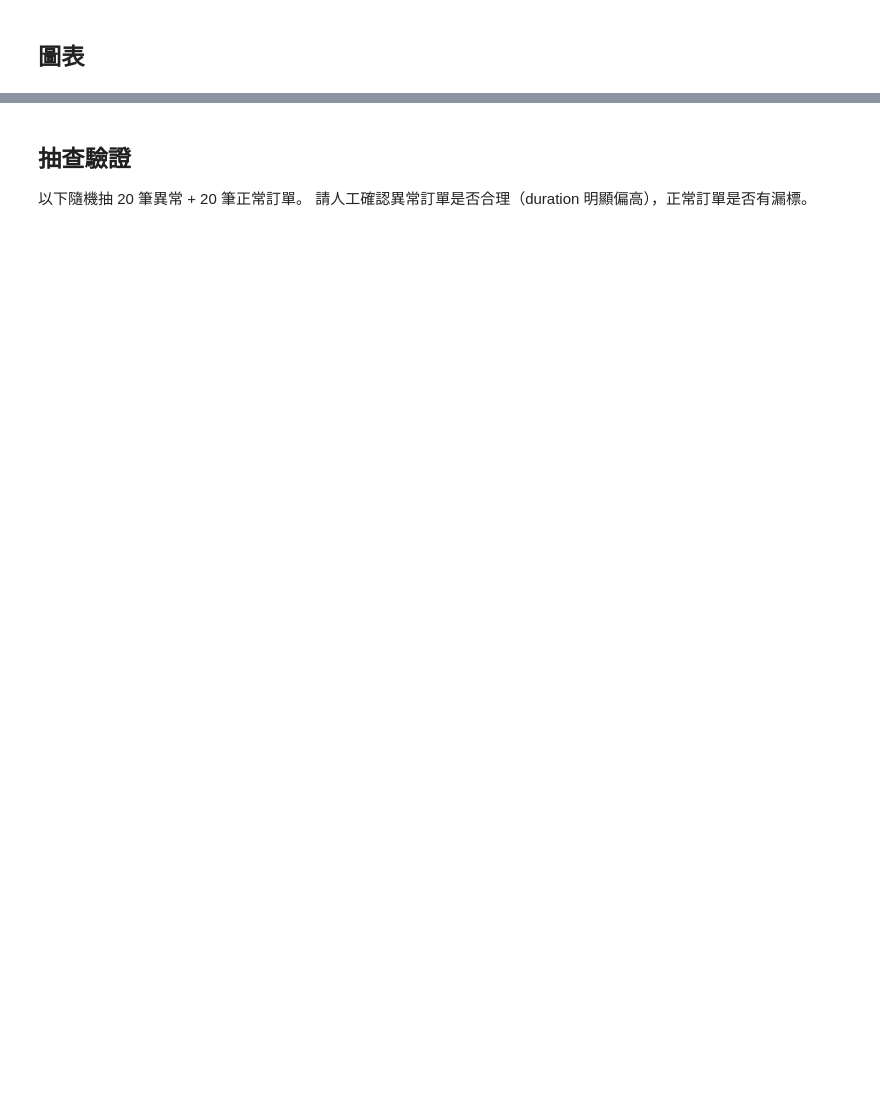
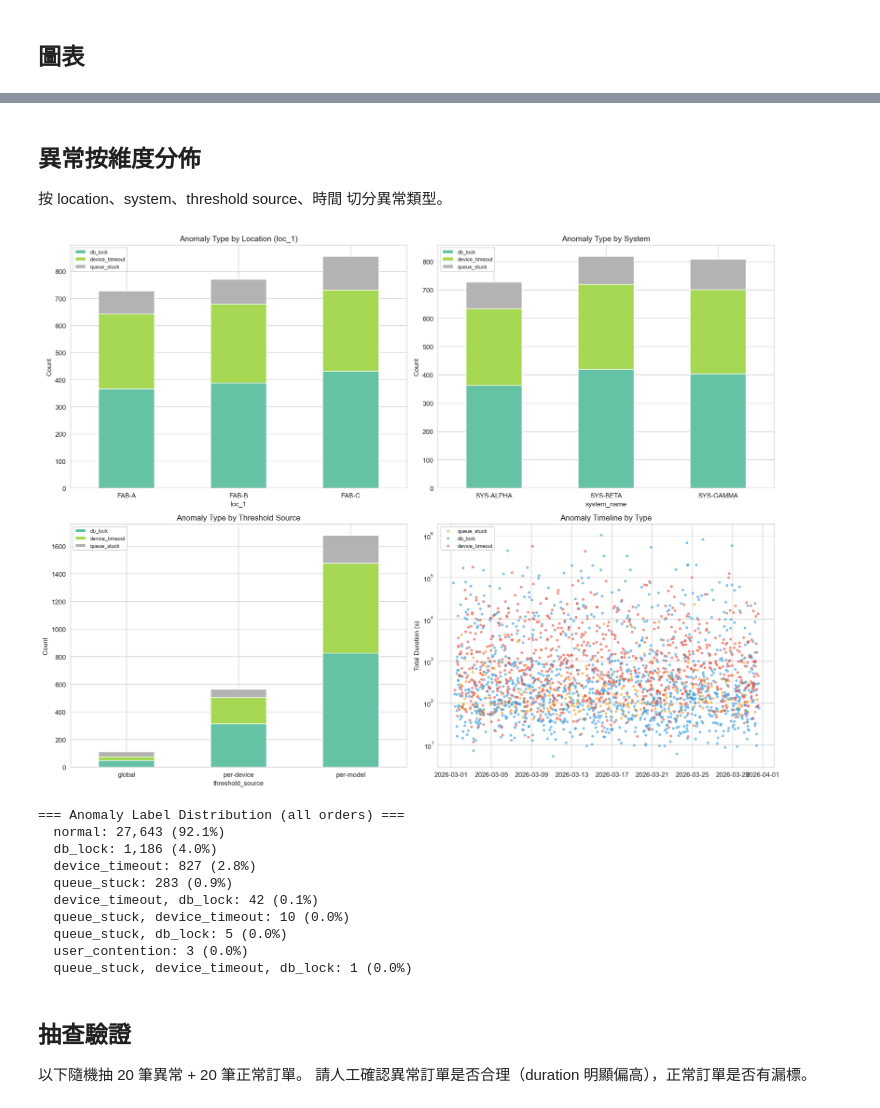
Before and after one commit to yschiang/perf-profiling, a Jupyter notebook: notebooks/step2_system_anomaly.ipynb, the cells around one changed output, grey strips where cells are left out. Cells and saved outputs as stored; diff of their text form; code cells hidden in the pictures; blank space fills up the shorter version.

```diff
--- a/notebooks/step2_system_anomaly.ipynb
+++ b/notebooks/step2_system_anomaly.ipynb
@@ -237,3 +257,69 @@ plt.show()
+# %% [markdown]
+## 異常按維度分佈
+
+按 location、system、threshold source、時間 切分異常類型。
+# %%
+# Anomaly distribution by segment
+fig, axes = plt.subplots(2, 2, figsize=(16, 12))
+
+# By anomaly_type × loc_1
+anom_by_loc = anomalies.groupby(['loc_1', anomalies['anomaly_type'].str.split(', ').str[0]]).size().unstack(fill_value=0)
+anom_by_loc.plot(kind='bar', stacked=True, ax=axes[0][0], colormap='Set2')
+axes[0][0].set_title('Anomaly Type by Location (loc_1)')
+axes[0][0].set_ylabel('Count')
+axes[0][0].tick_params(axis='x', rotation=0)
+axes[0][0].legend(fontsize=8)
+
+# By anomaly_type × system_name
+anom_by_sys = anomalies.groupby(['system_name', anomalies['anomaly_type'].str.split(', ').str[0]]).size().unstack(fill_value=0)
+anom_by_sys.plot(kind='bar', stacked=True, ax=axes[0][1], colormap='Set2')
+axes[0][1].set_title('Anomaly Type by System')
+axes[0][1].set_ylabel('Count')
+axes[0][1].tick_params(axis='x', rotation=0)
+axes[0][1].legend(fontsize=8)
+
+# By anomaly_type × threshold_source
+anom_by_src = anomalies.groupby(['threshold_source', anomalies['anomaly_type'].str.split(', ').str[0]]).size().unstack(fill_value=0)
+anom_by_src.plot(kind='bar', stacked=True, ax=axes[1][0], colormap='Set2')
+axes[1][0].set_title('Anomaly Type by Threshold Source')
+axes[1][0].set_ylabel('Count')
+axes[1][0].tick_params(axis='x', rotation=0)
+axes[1][0].legend(fontsize=8)
+
+# Timeline by anomaly_type
+anom_types = anomalies['anomaly_type'].str.split(', ').str[0]
+colors_map = {'device_timeout': '#e74c3c', 'db_lock': '#3498db', 'queue_stuck': '#f39c12'}
+for atype in anom_types.unique():
+    mask = anom_types == atype
+    axes[1][1].scatter(anomalies.loc[mask, 'order_created_at'],
+                       anomalies.loc[mask, 'total_duration_seconds'],
+                       alpha=0.5, s=10, label=atype, color=colors_map.get(atype, 'gray'))
+axes[1][1].set_title('Anomaly Timeline by Type')
+axes[1][1].set_ylabel('Total Duration (s)')
+axes[1][1].set_yscale('log')
+axes[1][1].legend(fontsize=8)
+
+plt.tight_layout()
+plt.savefig(REPORTS_DIR / 'step2_anomaly_by_segment.png', dpi=150)
+plt.show()
+
+# Label distribution summary
+print("=== Anomaly Label Distribution (all orders) ===")
+label_dist = df['anomaly_type'].value_counts()
+for label, count in label_dist.items():
+    print(f"  {label}: {count:,} ({100*count/len(df):.1f}%)")
+# %% [output]
+[figure, added]
+=== Anomaly Label Distribution (all orders) ===
+  normal: 27,643 (92.1%)
+  db_lock: 1,186 (4.0%)
+  device_timeout: 827 (2.8%)
+  queue_stuck: 283 (0.9%)
+  device_timeout, db_lock: 42 (0.1%)
+  queue_stuck, device_timeout: 10 (0.0%)
+  queue_stuck, db_lock: 5 (0.0%)
+  user_contention: 3 (0.0%)
+  queue_stuck, device_timeout, db_lock: 1 (0.0%)
 # %% [markdown]
 ## 抽查驗證
 
```
Also changed, not shown: parts of 9 cells of this notebook, 9 other files.
